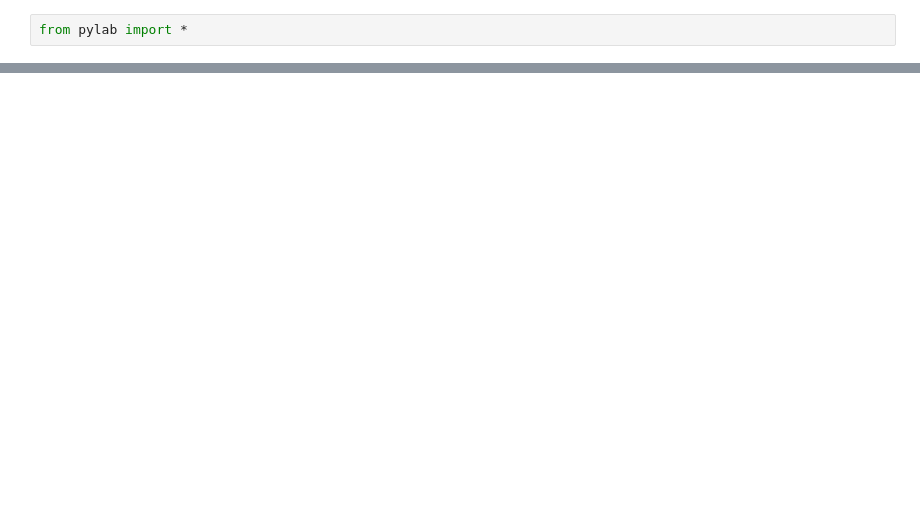
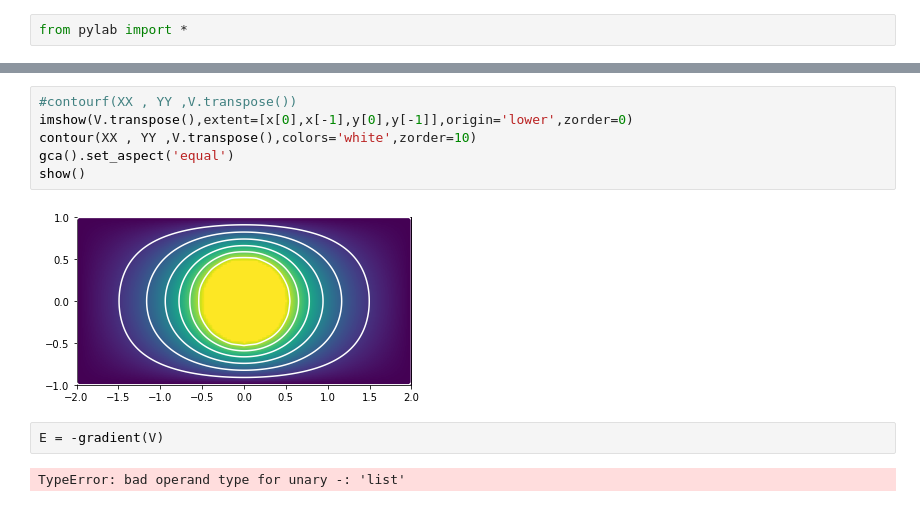
Before and after one commit to richmf/Fisica-Computacional-clases, a Jupyter notebook: Met Jacobi.ipynb, the cells around one changed output, grey strips where cells are left out. Cells and saved outputs as stored; diff of their text form; blank space fills up the shorter version.

```diff
--- a/Met Jacobi.ipynb
+++ b/Met Jacobi.ipynb
@@ -21,0 +42,12 @@ show()
+# %%
+#contourf(XX , YY ,V.transpose())
+imshow(V.transpose(),extent=[x[0],x[-1],y[0],y[-1]],origin='lower',zorder=0)
+contour(XX , YY ,V.transpose(),colors='white',zorder=10)
+gca().set_aspect('equal')
+show()
+# %% [output]
+[figure, added]
+# %%
+E = -gradient(V)
+# %% [output]
+TypeError: bad operand type for unary -: 'list'
```
Also changed, not shown: parts of 4 cells of this notebook.
